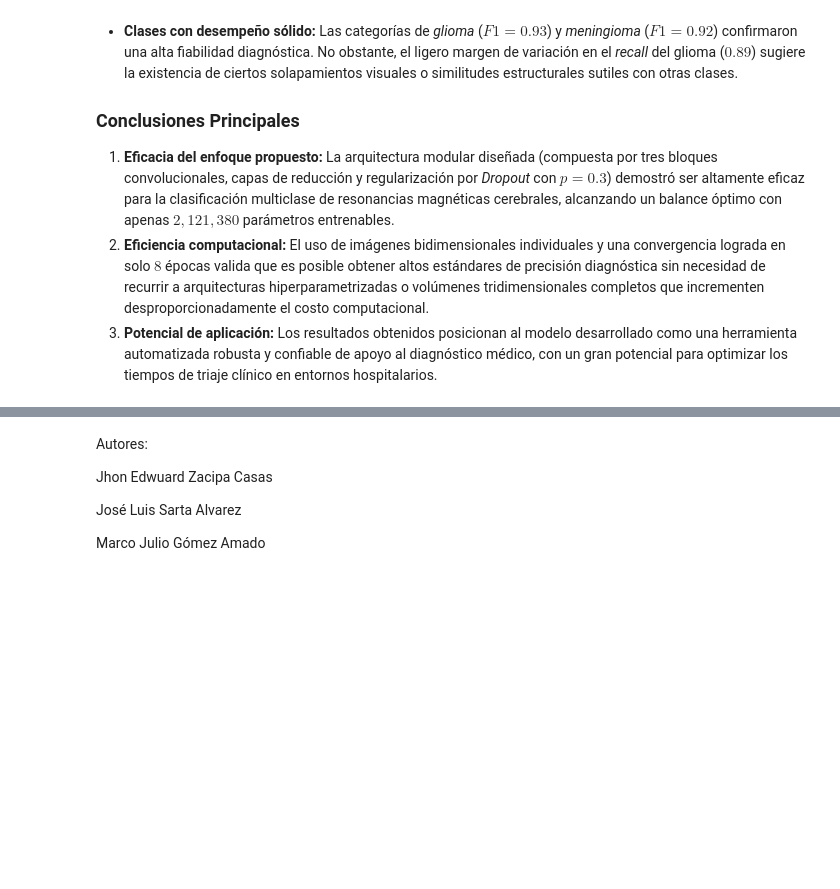
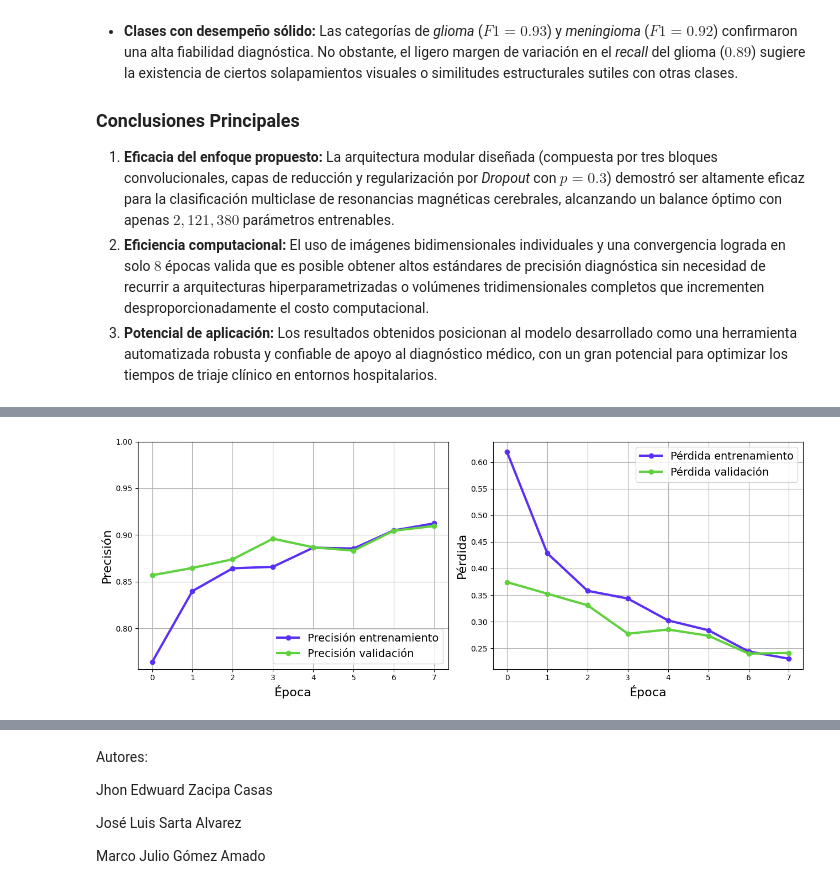
Before and after one commit to margomeza16/deep_leraning, a Jupyter notebook: MiniProyecto1.ipynb, the cells around one changed output, grey strips where cells are left out. Drawn from its saved outputs; the diff is of its cells as text; code cells hidden in the pictures; blank space fills up the shorter version.

```diff
--- a/MiniProyecto1.ipynb
+++ b/MiniProyecto1.ipynb
@@ -732,0 +802,33 @@ La evaluación sobre el conjunto de prueba ($1405$ imágenes) arrojó una **prec
+# %%
+# 1. Crear los DataLoaders para organizar los datos en lotes (batches)
+train_loader = DataLoader(train_dataset, batch_size=32, shuffle=True)
+test_loader = DataLoader(test_dataset, batch_size=32, shuffle=False)
+
+print(
+    f"DataLoaders listos: {len(train_loader)} lotes de entrenamiento,"
+    f" {len(test_loader)} lotes de prueba."
+)
+
+# 2. Instanciar el modelo pre-entrenado sin fine-tunning y enviarlo al dispositivo (GPU o CPU)
+model_pre_sft = get_feature_extractor_model().to(device)
+
+# 3. Definir la función de pérdida y el optimizador (¡Atención aquí!)
+criterion = nn.CrossEntropyLoss()
+
+# Utilizamos el mismo optimizador del modelo inicial con capas convolucionales
+# Usamos filter para que Adam solo optimice las capas que tienen requires_grad = True
+# (es decir, el clasificador nuevo, ignorando las capas de la red pre-entrenada)
+optimizer = optim.Adam(
+    filter(lambda p: p.requires_grad, model_pre_sft.parameters()), lr=0.001
+)
+
+# 4. Ejecutar el entrenamiento (por n épocas)
+history = train_model(
+    model=model_pre_sft,
+    train_loader=train_loader,
+    test_loader=test_loader,
+    optimizer=optimizer,
+    epochs=8,
+    criterion=criterion,
+    device=device,
+)
@@ -732,0 +845,4 @@ La evaluación sobre el conjunto de prueba ($1405$ imágenes) arrojó una **prec
+# %%
+visualization_history(history)
+# %% [output]
+[figure, added]
```
Also changed, not shown: parts of 29 cells of this notebook.
